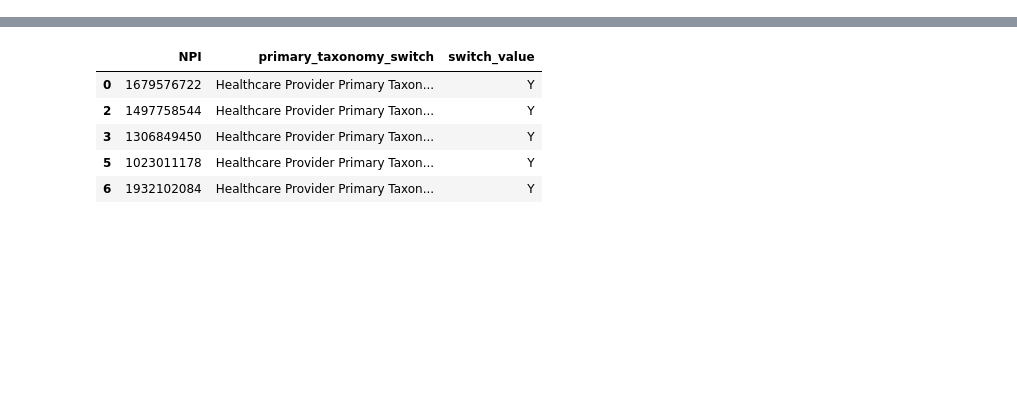
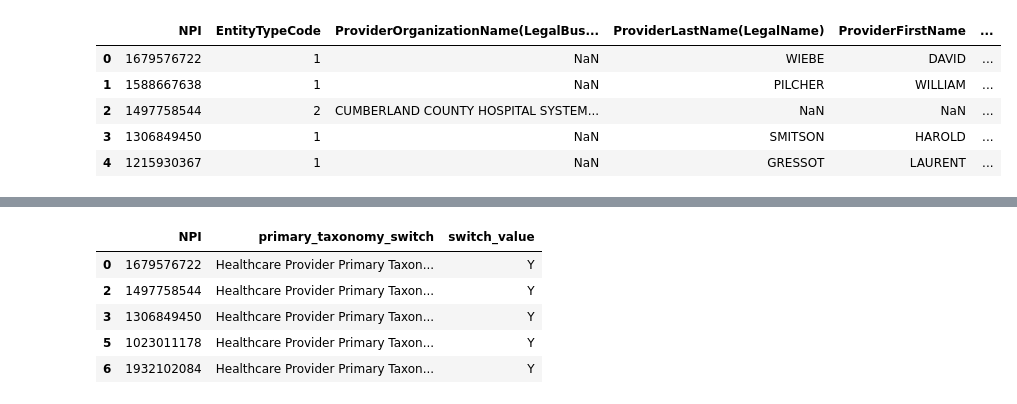
Before and after one commit to maevadevs/Hcbb-Hop-Team, a Jupyter notebook: notebooks/cleaning_hops_data.ipynb, the cells around one changed output, grey strips where cells are left out. Drawn from its saved outputs; the diff is of its cells as text; code cells hidden in the pictures; blank space fills up the shorter version.

```diff
--- a/notebooks/cleaning_hops_data.ipynb
+++ b/notebooks/cleaning_hops_data.ipynb
@@ -163,3 +167,12 @@ npidata  = npidata_raw[['NPI','Entity Type Code','Provider Organization Name (Le
+# %%
+npidata.head()
+# %% [output]
+|  | NPI | EntityTypeCode | ProviderOrganizationName(LegalBus... | ProviderLastName(LegalName) | ProviderFirstName | ... |
+| 0 | 1679576722 | 1 | NaN | WIEBE | DAVID | ... |
+| 1 | 1588667638 | 1 | NaN | PILCHER | WILLIAM | ... |
+| 2 | 1497758544 | 2 | CUMBERLAND COUNTY HOSPITAL SYSTEM... | NaN | NaN | ... |
+| 3 | 1306849450 | 1 | NaN | SMITSON | HAROLD | ... |
+| 4 | 1215930367 | 1 | NaN | GRESSOT | LAURENT | ... |
 # %%
 npidata.compute()
 # %% [output]
```
Also changed, not shown: parts of 25 cells of this notebook, 1 other file.
